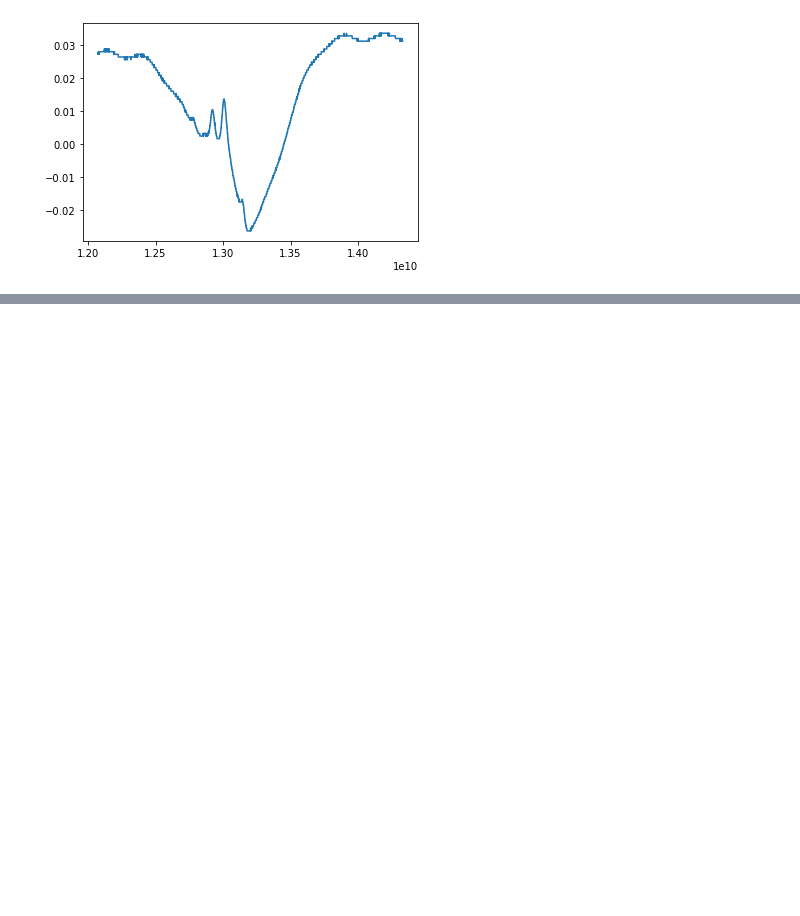
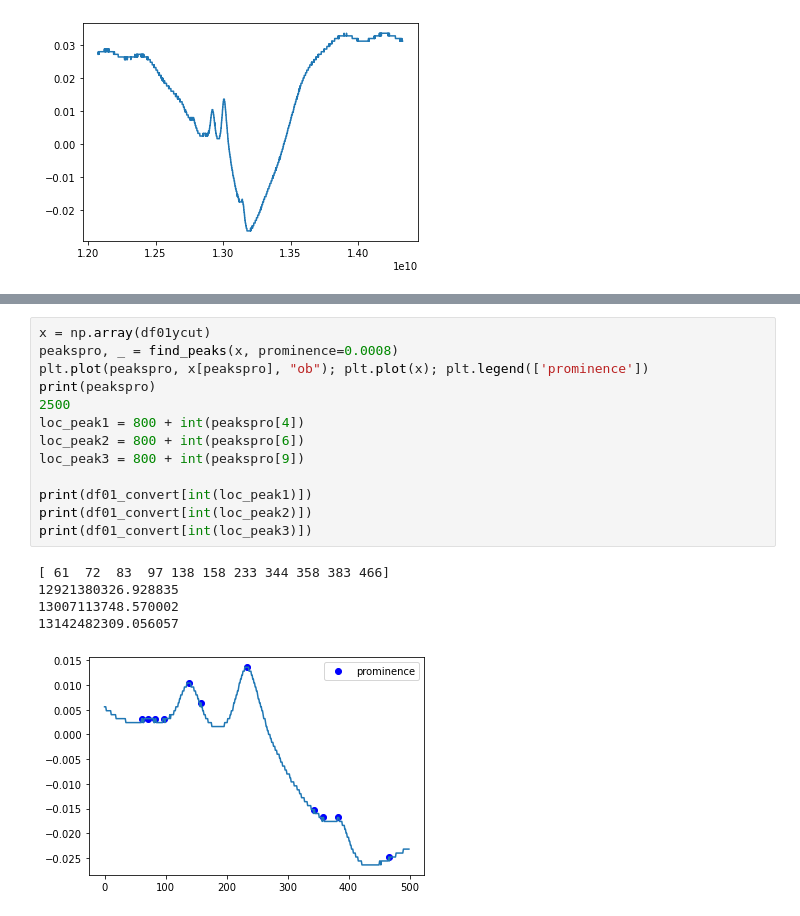
Before and after one commit to Rikkertttt/Rubidium-Spectroscopy, a Jupyter notebook: magnetic diversion.ipynb, the cells around one changed output, grey strips where cells are left out. Cells and saved outputs as stored; diff of their text form; blank space fills up the shorter version.

```diff
--- a/magnetic diversion.ipynb
+++ b/magnetic diversion.ipynb
@@ -194,0 +193,19 @@ plt.show()
+# %%
+x = np.array(df01ycut)
+peakspro, _ = find_peaks(x, prominence=0.0008)
+plt.plot(peakspro, x[peakspro], "ob"); plt.plot(x); plt.legend(['prominence'])
+print(peakspro)
+2500
+loc_peak1 = 800 + int(peakspro[4])
+loc_peak2 = 800 + int(peakspro[6])
+loc_peak3 = 800 + int(peakspro[9])
+
+print(df01_convert[int(loc_peak1)])
+print(df01_convert[int(loc_peak2)])
+print(df01_convert[int(loc_peak3)])
+# %% [output]
+[ 61  72  83  97 138 158 233 344 358 383 466]
+12921380326.928835
+13007113748.570002
+13142482309.056057
+[figure, added]
```
Also changed, not shown: parts of 5 cells of this notebook.
